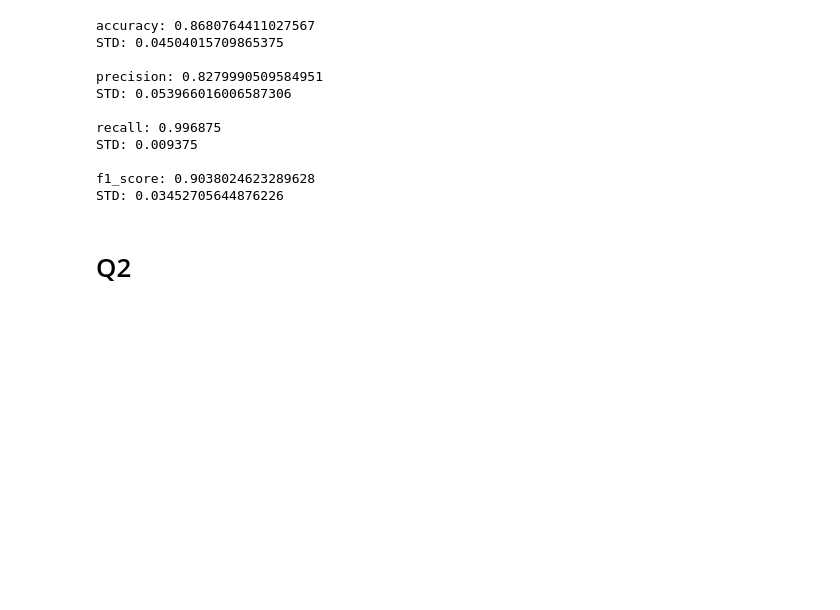
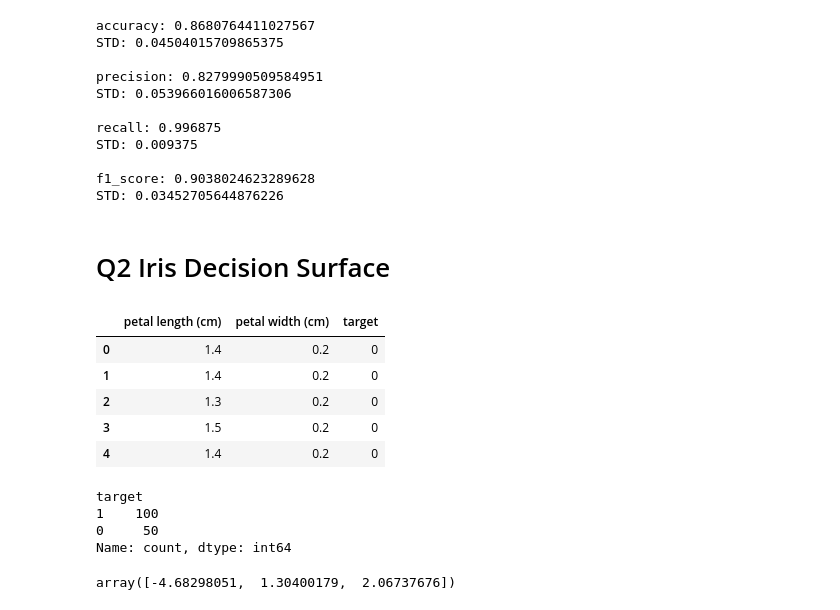
Before and after one commit to viniciuspxc/Reconhecimento_de_Padroes, a Jupyter notebook: Listas/Lista 3/Lista 03.ipynb, the cells around one changed output. Cells and saved outputs as stored; diff of their text form; code cells hidden in the pictures; blank space fills up the shorter version.

```diff
--- a/Listas/Lista 3/Lista 03.ipynb
+++ b/Listas/Lista 3/Lista 03.ipynb
@@ -252,4 +253,21 @@ STD: 0.009375
 f1_score: 0.9038024623289628
 STD: 0.03452705644876226
 # %% [markdown]
-# Q2
+# Q2 Iris Decision Surface
+# %%
+df_iris.head()
+# %% [output]
+|  | petal length (cm) | petal width (cm) | target |
+| 0 | 1.4 | 0.2 | 0 |
+| 1 | 1.4 | 0.2 | 0 |
+| 2 | 1.3 | 0.2 | 0 |
+| 3 | 1.5 | 0.2 | 0 |
+| 4 | 1.4 | 0.2 | 0 |
+# %%
+df_iris['target'] = df_iris['target'].replace(2, 1)
+df_iris['target'].value_counts()
+# %% [output]
+target
+1    100
+0     50
+Name: count, dtype: int64
@@ -255,0 +277,5 @@ STD: 0.03452705644876226
+# %%
+gdc = GradientDescentClassificator(alpha=0.1, epochs=1000, threshold=0.5)
+gdc.fit(X_iris, y_iris.values)
+# %% [output]
+array([-4.68298051,  1.30400179,  2.06737676])
```
Also changed, not shown: parts of 5 cells of this notebook, 1 other file.
